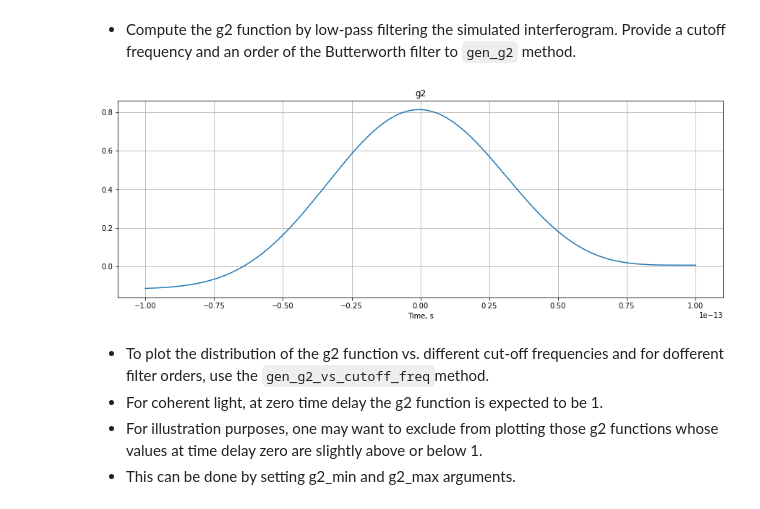
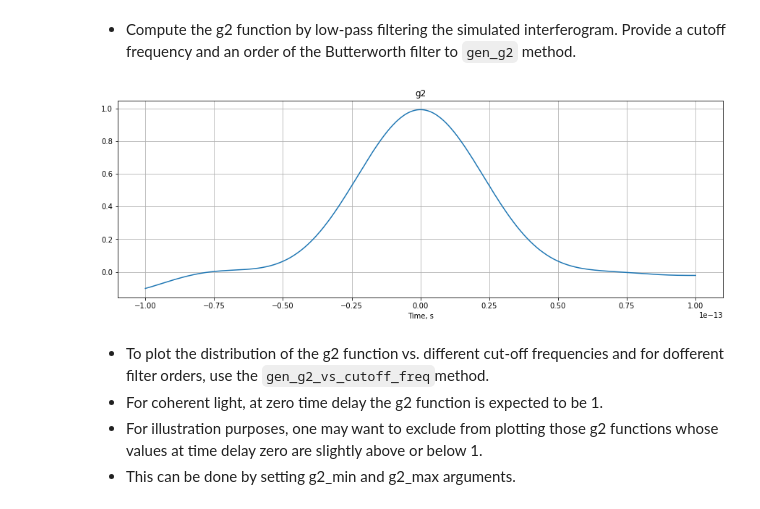
Before and after one commit to pkliui/Interferometry, a Jupyter notebook: Interferometry/docs/InterferogramAnalysis.ipynb, the cells around one changed output. Cells and saved outputs as stored; diff of their text form; code cells hidden in the pictures.

````diff
--- a/Interferometry/docs/InterferogramAnalysis.ipynb
+++ b/Interferometry/docs/InterferogramAnalysis.ipynb
@@ -261,9 +315,9 @@ g2 = sim.gen_g2_analytical(plotting=True)
 # %% [markdown]
 * Compute  the g2 function by low-pass filtering the simulated interferogram. Provide a cutoff frequency and an order of the Butterworth filter to ```gen_g2``` method.
 # %%
-sim.gen_g2(filter_cutoff=10e12, filter_order=4, plotting=True)
+sim.gen_g2(filter_cutoff=20e12, filter_order=3, plotting=True)
 # %% [output]
-[figure, old version]
+[figure, new version]
 # %% [markdown]
 * To plot the distribution of the g2 function vs. different cut-off frequencies and for dofferent filter orders,
 use the ```gen_g2_vs_cutoff_freq```method.
````
Also changed, not shown: parts of 20 cells of this notebook, 1 other file.
